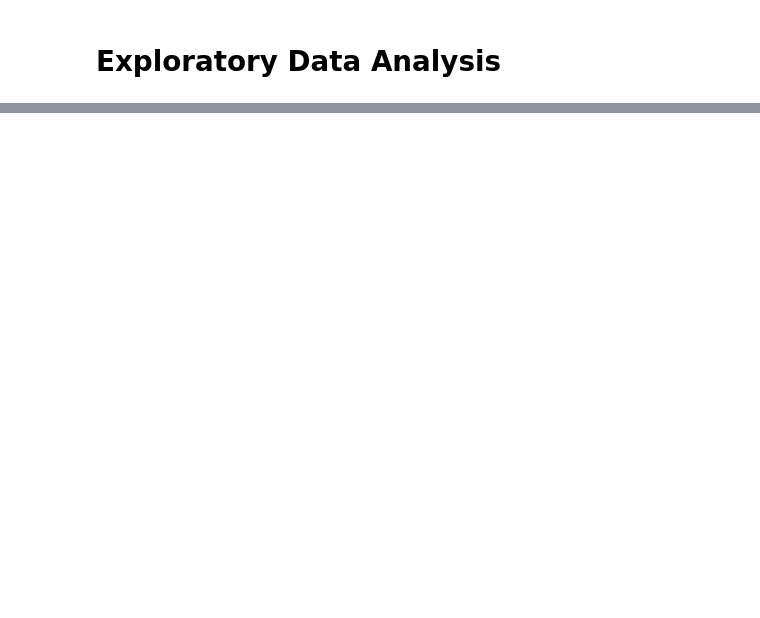
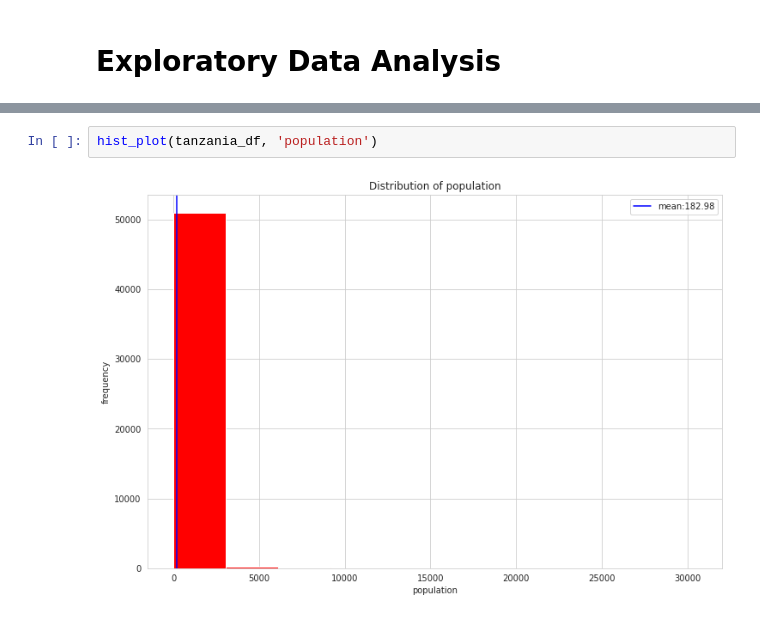
Before and after one commit to AlexIrungu/Tanzania-Wells-Classification-, a Jupyter notebook: index.ipynb, the cells around one changed output, grey strips where cells are left out. Saved outputs shown, nothing was run; the diff lists cells and outputs as text; blank space fills up the shorter version.

```diff
--- a/index.ipynb
+++ b/index.ipynb
@@ -531,0 +554,4 @@ tanzania_df.describe()
+# %%
+hist_plot(tanzania_df, 'population')
+# %% [output]
+[figure, added]
```
Also changed, not shown: parts of 22 cells of this notebook.
